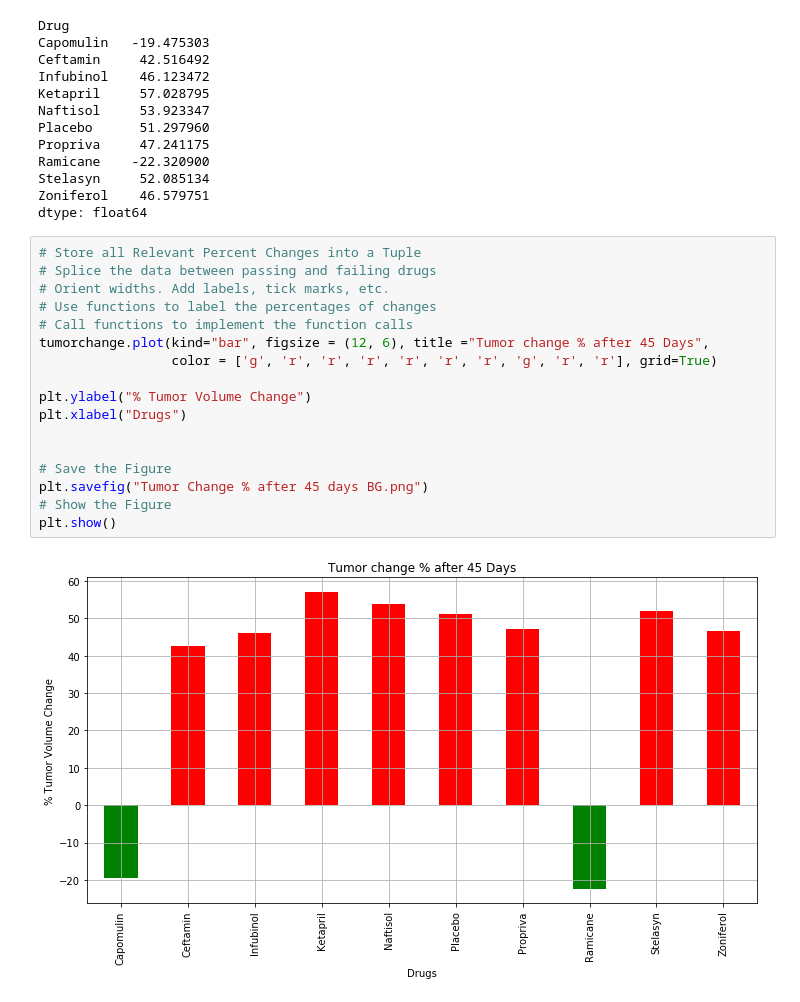
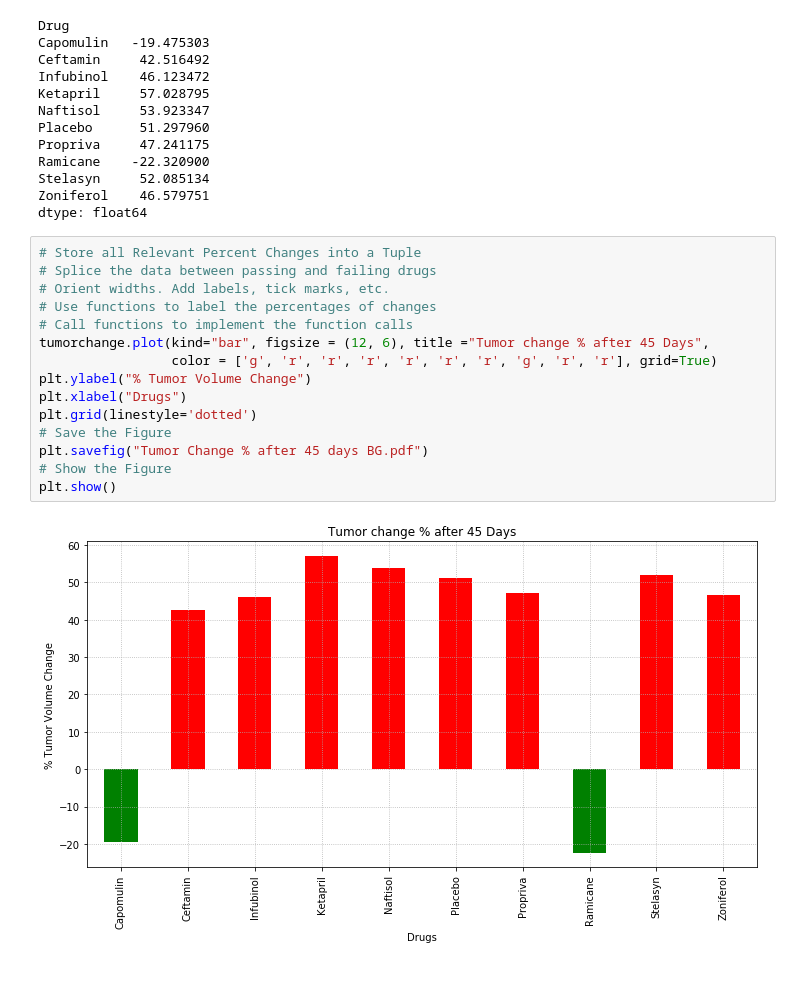
Before and after one commit to garciareta/matplotlib-challenge, a Jupyter notebook: Pymaceuticals/HW.ipynb, the cells around one changed output. Drawn from its saved outputs; the diff is of its cells as text.

```diff
--- a/Pymaceuticals/HW.ipynb
+++ b/Pymaceuticals/HW.ipynb
@@ -314,21 +330,19 @@ dtype: float64
 # %%
 # Store all Relevant Percent Changes into a Tuple
 # Splice the data between passing and failing drugs
 # Orient widths. Add labels, tick marks, etc.
 # Use functions to label the percentages of changes
 # Call functions to implement the function calls
 tumorchange.plot(kind="bar", figsize = (12, 6), title ="Tumor change % after 45 Days",
                  color = ['g', 'r', 'r', 'r', 'r', 'r', 'r', 'g', 'r', 'r'], grid=True)
-
 plt.ylabel("% Tumor Volume Change")
 plt.xlabel("Drugs")
-
-
+plt.grid(linestyle='dotted')
 # Save the Figure
-plt.savefig("Tumor Change % after 45 days BG.png")
+plt.savefig("Tumor Change % after 45 days BG.pdf")
 # Show the Figure
 plt.show()
 # %% [output]
-[figure, old version]
+[figure, new version]
 # %% [markdown]
 ![Metastatic Spread During Treatment](../Images/change.png)
```
Also changed, not shown: parts of 3 cells of this notebook, 7 other files.
